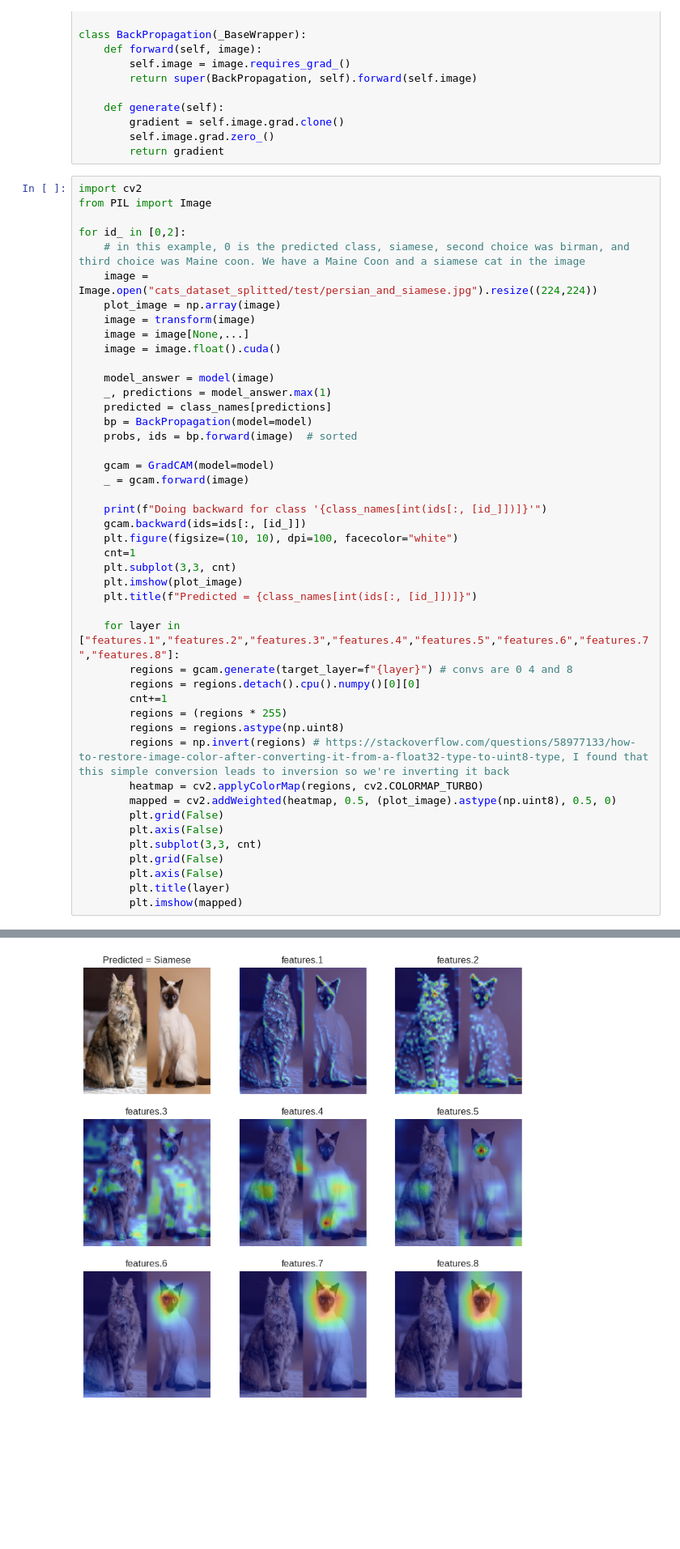
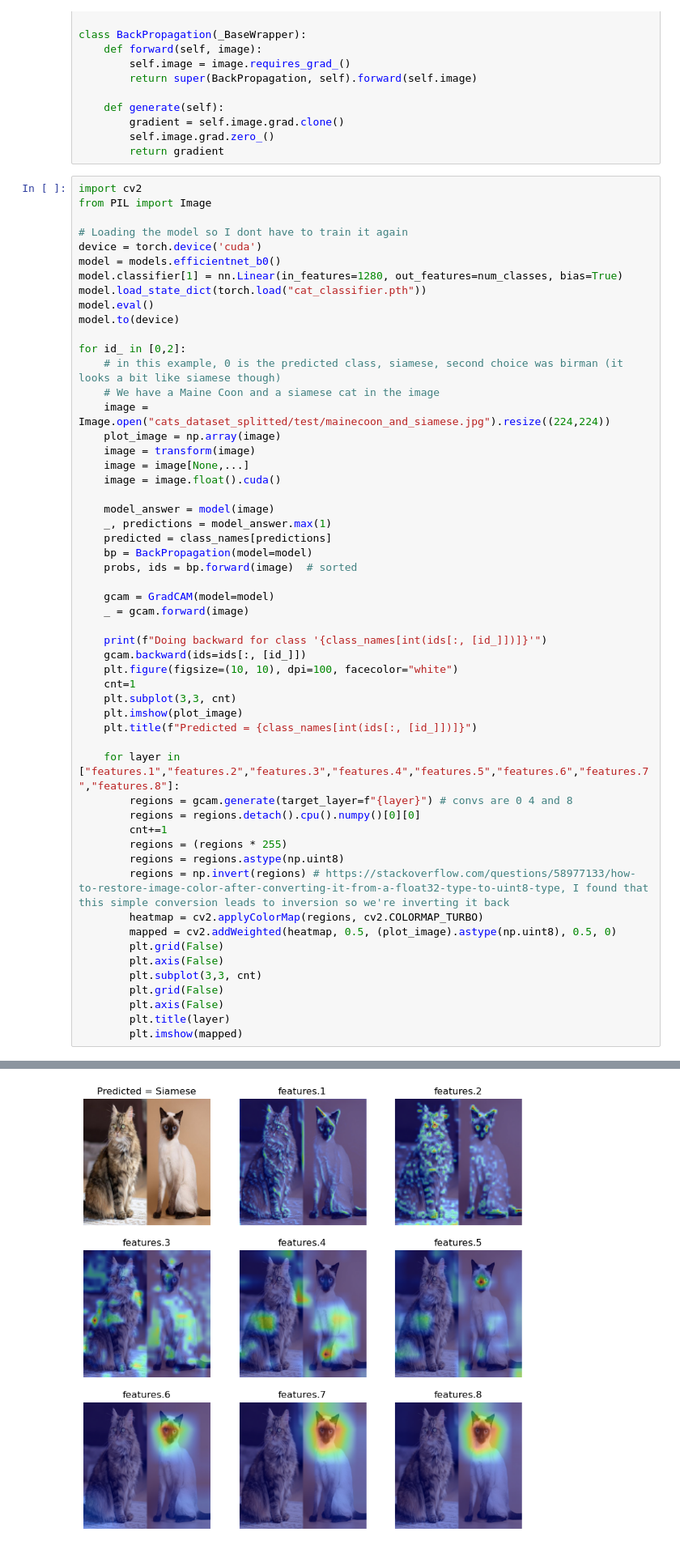
Before and after one commit to GabrielDornelles/modern-computer-vision, a Jupyter notebook: 8-pytorch_image_classification.ipynb, the cells around one changed output, grey strips where cells are left out. Shown at 81% size. Cells and saved outputs as stored; diff of their text form; blank space fills up the shorter version.

```diff
--- a/8-pytorch_image_classification.ipynb
+++ b/8-pytorch_image_classification.ipynb
@@ -350,9 +356,18 @@ class BackPropagation(_BaseWrapper):
 import cv2
 from PIL import Image
 
+# Loading the model so I dont have to train it again
+device = torch.device('cuda')
+model = models.efficientnet_b0()
+model.classifier[1] = nn.Linear(in_features=1280, out_features=num_classes, bias=True)
+model.load_state_dict(torch.load("cat_classifier.pth"))
+model.eval()
+model.to(device)
+
 for id_ in [0,2]:
-    # in this example, 0 is the predicted class, siamese, second choice was birman, and third choice was Maine coon. We have a Maine Coon and a siamese cat in the image
-    image = Image.open("cats_dataset_splitted/test/persian_and_siamese.jpg").resize((224,224))
+    # in this example, 0 is the predicted class, siamese, second choice was birman (it looks a bit like siamese though)
+    # We have a Maine Coon and a siamese cat in the image
+    image = Image.open("cats_dataset_splitted/test/mainecoon_and_siamese.jpg").resize((224,224))
     plot_image = np.array(image)
     image = transform(image)
     image = image[None,...]
@@ -367,31 +382,31 @@ for id_ in [0,2]:
     gcam = GradCAM(model=model)
     _ = gcam.forward(image)
 
     print(f"Doing backward for class '{class_names[int(ids[:, [id_]])]}'")
     gcam.backward(ids=ids[:, [id_]])
     plt.figure(figsize=(10, 10), dpi=100, facecolor="white")
     cnt=1
     plt.subplot(3,3, cnt)
     plt.imshow(plot_image)
     plt.title(f"Predicted = {class_names[int(ids[:, [id_]])]}")
 
     for layer in ["features.1","features.2","features.3","features.4","features.5","features.6","features.7","features.8"]:
         regions = gcam.generate(target_layer=f"{layer}") # convs are 0 4 and 8
         regions = regions.detach().cpu().numpy()[0][0]
         cnt+=1
         regions = (regions * 255)
         regions = regions.astype(np.uint8)
         regions = np.invert(regions) # https://stackoverflow.com/questions/58977133/how-to-restore-image-color-after-converting-it-from-a-float32-type-to-uint8-type, I found that this simple conversion leads to inversion so we're inverting it back
         heatmap = cv2.applyColorMap(regions, cv2.COLORMAP_TURBO)
         mapped = cv2.addWeighted(heatmap, 0.5, (plot_image).astype(np.uint8), 0.5, 0)
         plt.grid(False)
         plt.axis(False)
         plt.subplot(3,3, cnt)
         plt.grid(False)
         plt.axis(False)
         plt.title(layer)
         plt.imshow(mapped)
 # %% [output]
 Doing backward for class 'Siamese'
 Doing backward for class 'Maine Coon'
-[figure, old version]
+[figure, new version]
```
Also changed, not shown: parts of 3 cells of this notebook, 2 other files.
